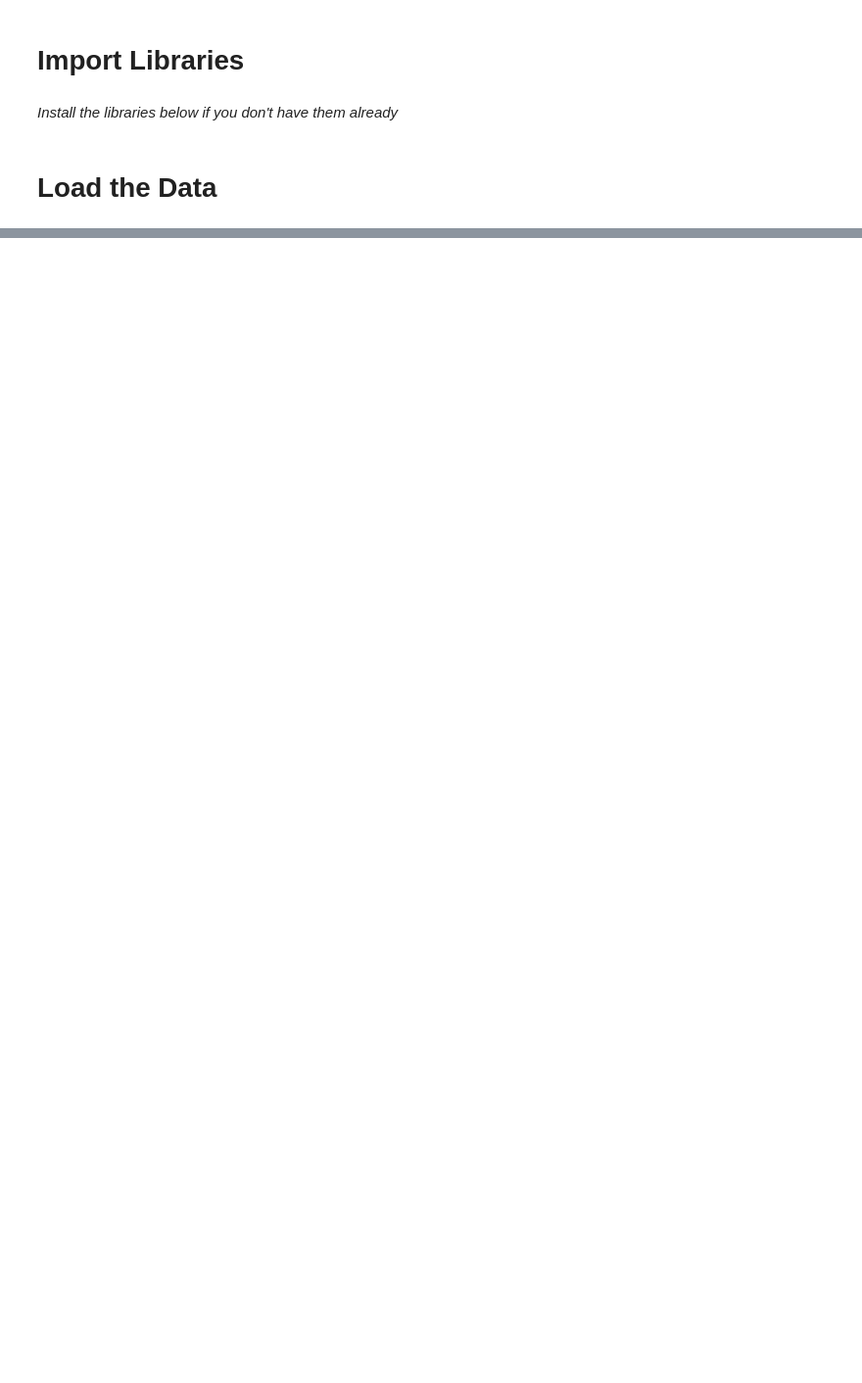
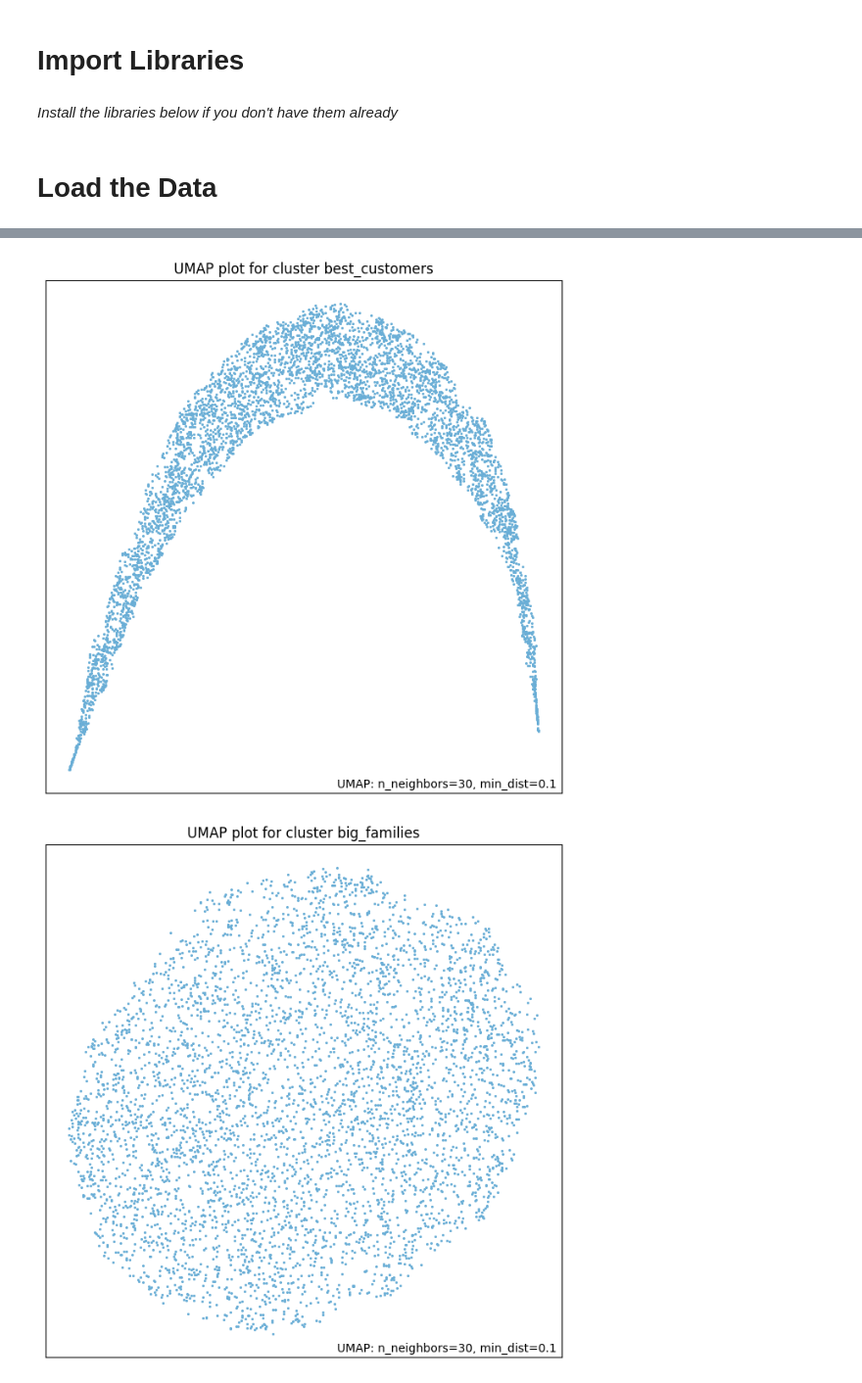
Before and after one commit to el-Migu-el/Project, a Jupyter notebook: UMAP/Visualization.ipynb, the cells around one changed output, grey strips where cells are left out. Shown at 98% size. Drawn from its saved outputs; the diff is of its cells as text; code cells hidden in the pictures; blank space fills up the shorter version.

```diff
--- a/UMAP/Visualization.ipynb
+++ b/UMAP/Visualization.ipynb
@@ -46,0 +57,8 @@ Created global variable young_adults with values from dictionary dfs key young_a
+# %%
+# combine "lifetime_spend_meat" and "lifetime_spend_fish" into "lifetime_spend_meat_fish"
+Info_v2['lifetime_spend_meat_fish'] = Info_v2['lifetime_spend_meat'] + Info_v2['lifetime_spend_fish']
+# %%
+spend = [col for col in Info_v2.columns if 'spend' in col]
+# %%
+# remove "lifetime_spend_meat", "lifetime_spend_fish", "lifetime_spend" and "lifetime_spend_groceries" from spend
+spend = [col for col in spend if col not in ['lifetime_spend_meat', 'lifetime_spend_fish', 'lifetime_spend', 'spend_per_year']] #, 'lifetime_spend_groceries'
@@ -46,0 +74,13 @@ Created global variable young_adults with values from dictionary dfs key young_a
+# %%
+# Visualize each cluster on a 2d scatter plot with UMAP
+
+for cluster_name, cluster_values in dfs.items():
+    globals()[f"reducer_{cluster_name}"] = umap.UMAP(n_components=2,
+                                        n_neighbors=30,
+                                        min_dist=0.1,
+                                        random_state=seed
+                                        )
+
+    print(f"Visualizing cluster {cluster_name}")
+    globals()["embbeded_{}".format(cluster_name)] = globals()[f"reducer_{cluster_name}"].fit_transform(cluster_values[spend])
+    print(f"Created global variable embbeded_{cluster_name} with values from reducer.transform({cluster_name})")
@@ -46,0 +108,11 @@ Created global variable young_adults with values from dictionary dfs key young_a
+# %%
+# show Umap plots for embedded cluster
+for cluster_name, cluster_values in dfs.items():
+    if cluster_name != "Info_v2":
+        # add title to plot
+        umap.plot.points(globals()[f"reducer_{cluster_name}"])
+        plt.title(f"UMAP plot for cluster {cluster_name}")
+        plt.show()
+# %% [output]
+[figure, added]
+[figure, added]
```
Also changed, not shown: parts of 9 cells of this notebook, 34 other files.
